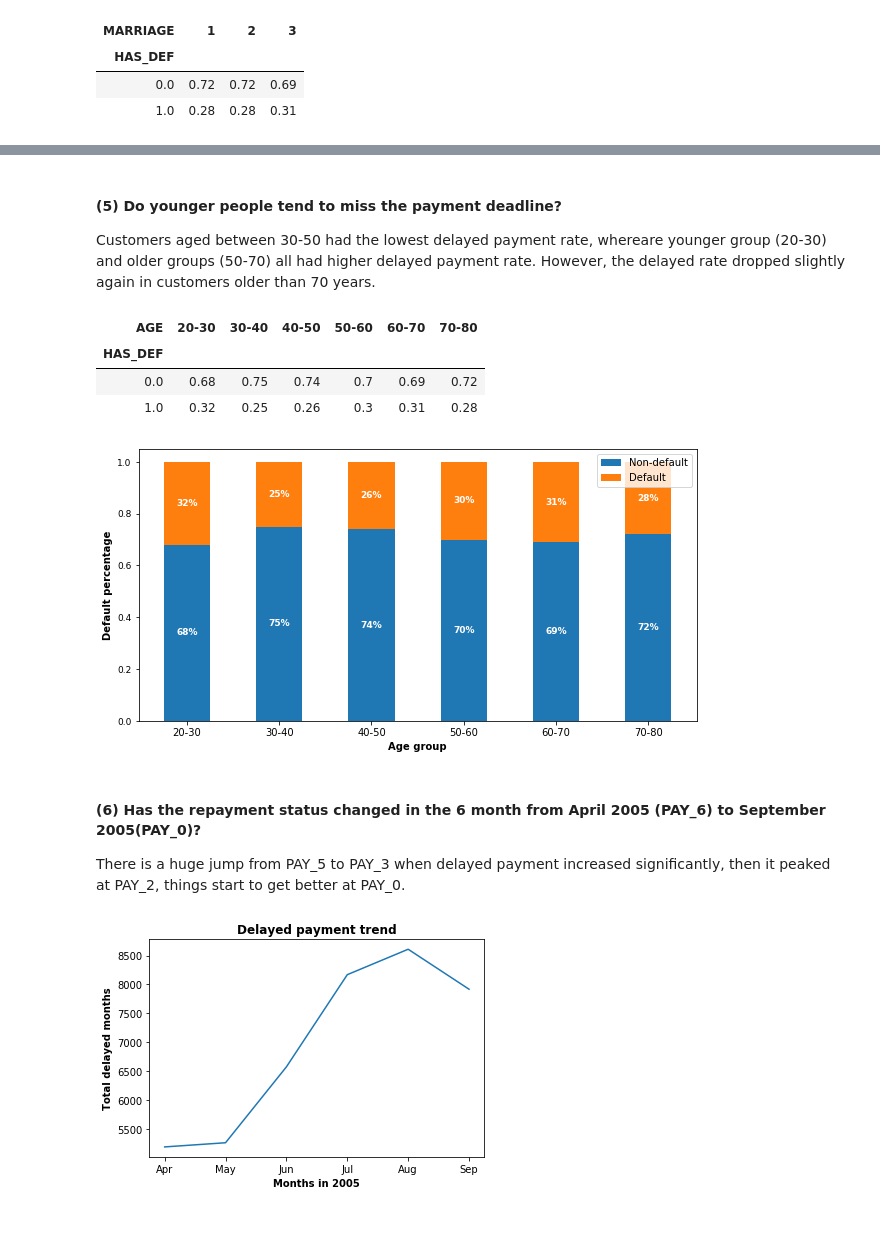
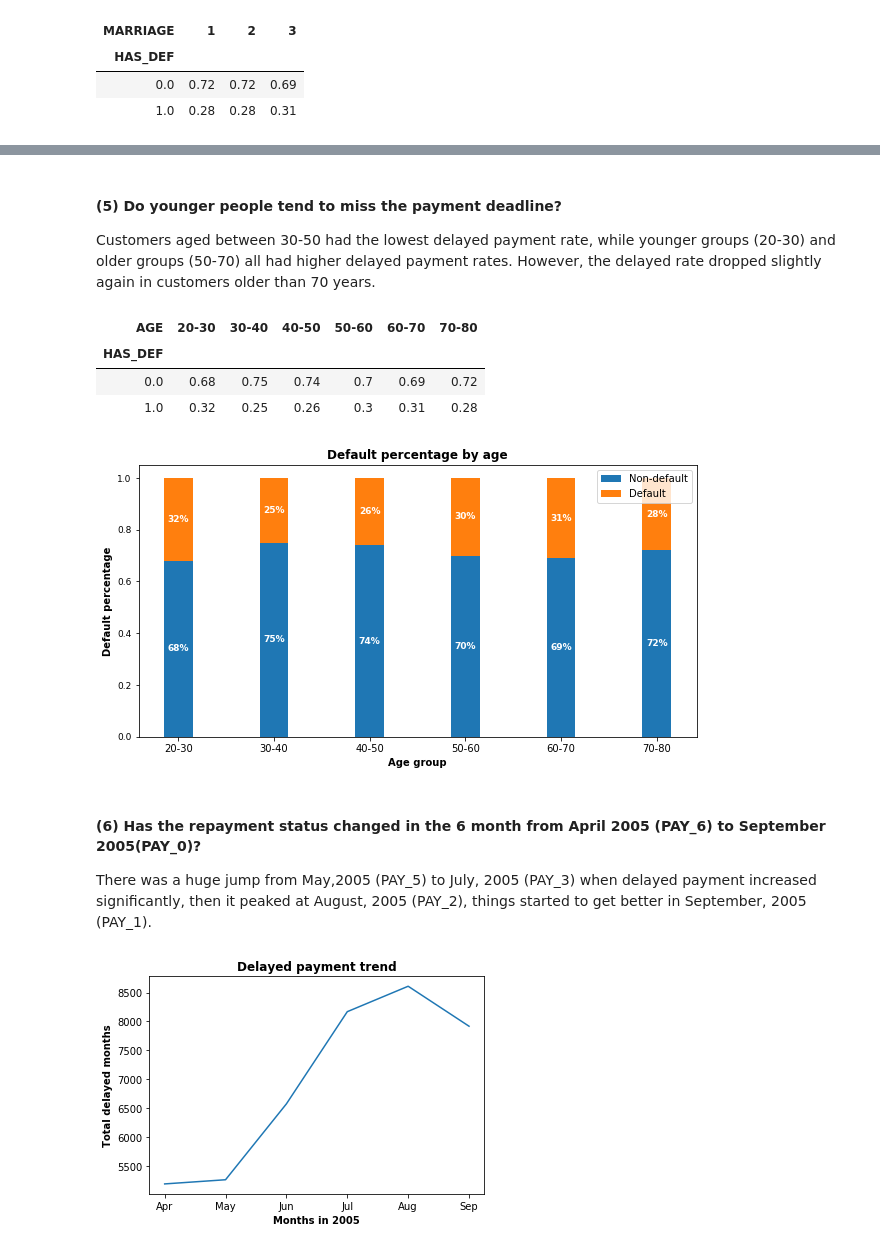
Before and after one commit to Hamrita/credit-card-default-prediction, a Jupyter notebook: EDA/credit_card_default_analysis.ipynb, the cells around one changed output, grey strips where cells are left out. Drawn from its saved outputs; the diff is of its cells as text; code cells hidden in the pictures; blank space fills up the shorter version.

```diff
--- a/EDA/credit_card_default_analysis.ipynb
+++ b/EDA/credit_card_default_analysis.ipynb
@@ -499,7 +487,7 @@ plt.show()
 # %% [markdown]
 #### (5) Do younger people tend to miss the payment deadline?
 
-Customers aged between 30-50 had the lowest delayed payment rate, whereare younger group (20-30) and older groups (50-70) all had higher delayed payment rate. However, the delayed rate dropped slightly again in customers older than 70 years.
+Customers aged between 30-50 had the lowest delayed payment rate, while younger groups (20-30) and older groups (50-70) all had higher delayed payment rates. However, the delayed rate dropped slightly again in customers older than 70 years.
 # %%
 # Segment the 'AGE' column to 6 groups
 
@@ -521,35 +509,19 @@ default_by_age
 # %%
 # Plot a stacked bar chart to visualize default and non-default by age
 
-fig = plt.figure(figsize=(10,5))
-ax = fig.add_subplot(1, 1, 1)
+labels = ['20-30','30-40','40-50','50-60','60-70','70-80']
+list1 = [0.68,0.75,0.74,0.7,0.69,0.72]
+list2 = [0.32,0.25,0.26,0.3,0.31,0.28]
+list1_name = "Non-default"
+list2_name = "Default"
+title = "Default percentage by age"
+xlabel = "Age group"
+ylabel = "Default percentage"
 
-bar_width = 0.5
-
-labels = ['20-30','30-40','40-50','50-60','60-70','70-80']
-
-no_default = [0.68,0.75,0.74,0.7,0.69,0.72]
-default = [0.32,0.25,0.26,0.3,0.31,0.28]
-
-ax1 = ax.bar(labels,no_default, bar_width, label = "Non-default")
-ax2 = ax.bar(labels,default, bar_width,bottom = no_default, label = "Default")
-
-ax.set_ylabel("Default percentage", fontweight = 'bold')
-ax.set_xlabel("Age group", fontweight = 'bold')
-ax.legend(loc="best")
-plt.xticks([0, 1, 2, 3, 4, 5], labels)
-plt.yticks(fontsize=9)
-
-for r1, r2 in zip(ax1, ax2):
-    h1 = r1.get_height()
-    h2 = r2.get_height()
-    plt.text(r1.get_x() + r1.get_width() / 2., h1 / 2., f"{h1:.0%}", ha="center", va="center", color="white", fontsize=9, fontweight="bold")
-    plt.text(r2.get_x() + r2.get_width() / 2., h1 + h2 / 2., f"{h2:.0%}", ha="center", va="center", color="white", fontsize=9, fontweight="bold")
-
-plt.show()
+create_stacked_bar(labels,list1,list2,list1_name,list2_name,title,xlabel,ylabel)
 # %% [output]
-[figure, old version]
+[figure, new version]
 # %% [markdown]
 #### (6) Has the repayment status changed in the 6 month from April 2005 (PAY_6) to September 2005(PAY_0)?
-There is a huge jump from PAY_5 to PAY_3 when delayed payment increased significantly, then it peaked at PAY_2, things start to get better at PAY_0.
+There was a huge jump from May,2005 (PAY_5) to July, 2005 (PAY_3) when delayed payment increased significantly, then it peaked at August, 2005 (PAY_2), things started to get better in September, 2005 (PAY_1).
 # %%
```
Also changed, not shown: parts of 28 cells of this notebook.
